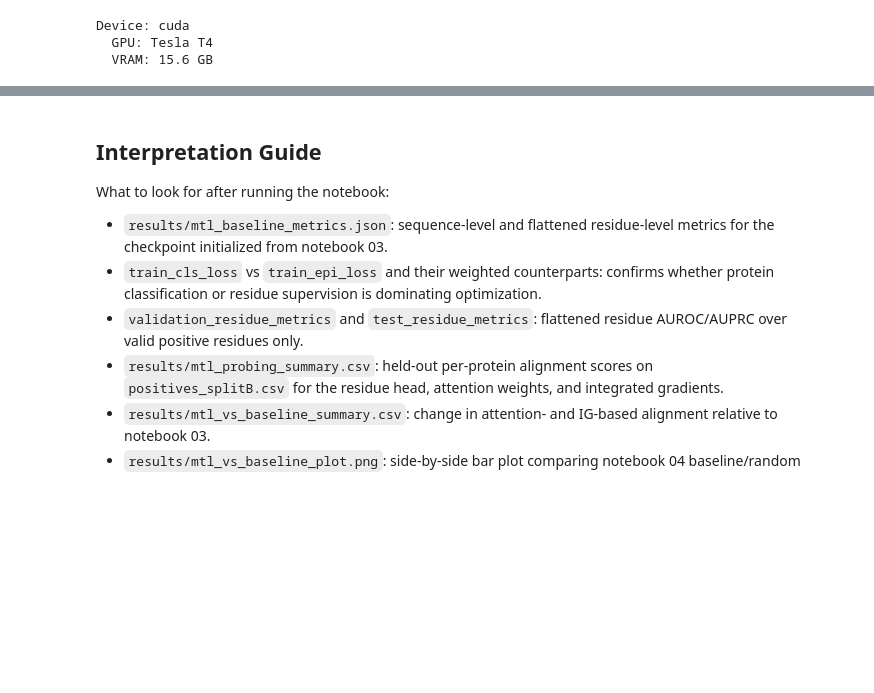
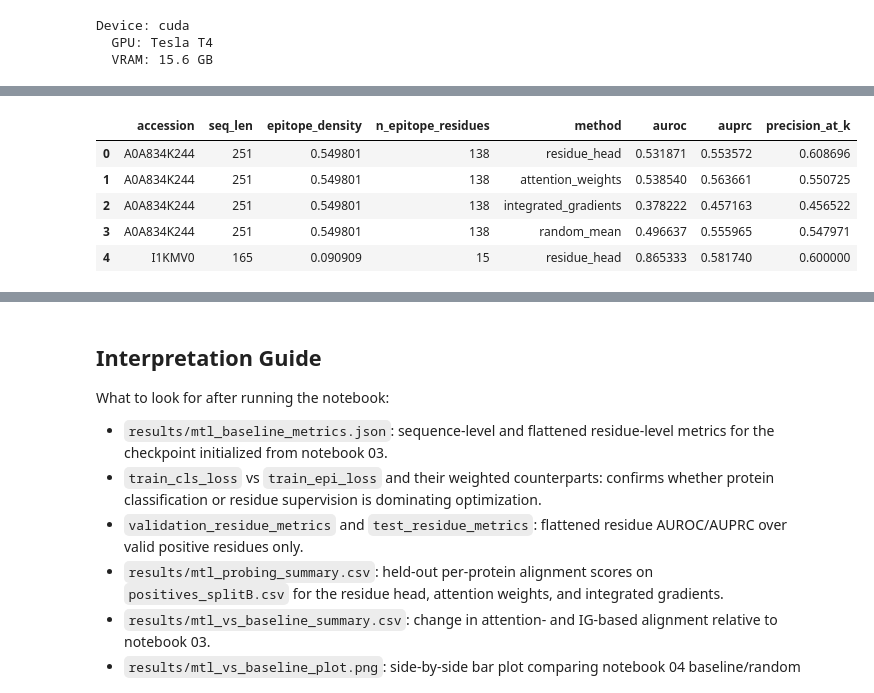
Before and after one commit to Jeffateth/XAllergen2.0, a Jupyter notebook: 05_mtl_epitope_supervision.ipynb, the cells around one changed output, grey strips where cells are left out. Cells and saved outputs as stored; diff of their text form; code cells hidden in the pictures; blank space fills up the shorter version.

Commit message:
updated data

```diff
--- a/05_mtl_epitope_supervision.ipynb
+++ b/05_mtl_epitope_supervision.ipynb
@@ -23,8 +23,10 @@ if RUN_TARGET == "colab":
     import subprocess as _sp
     import sys as _sys
 
+    # Colab (Python 3.12, torch 2.6+) ships with numpy 2.x, which torch requires.
+    # Do NOT pin or downgrade numpy here, or torch / transformers imports can fail
+    # with a binary ABI mismatch (for example: "numpy.dtype size changed").
     _required = {
-        "numpy": "1.26.4",
         "captum": "0.8.0",
         "transformers": "4.48.1",
     }
@@ -248,7 +252,7 @@ from tqdm.auto import tqdm
 # Hyperparameters
 CLASSIFICATION_BATCH_SIZE      = 24
 EPOCHS                         = 30
-PATIENCE                       = 5
+PATIENCE                       = 15
 LEARNING_RATE                  = 1e-3
 WEIGHT_DECAY                   = 1e-4
 LAMBDA_CLS                     = 1.0
@@ -288,11 +292,14 @@ NEGATIVE_TEST_CSV       = DATA_DIR / "negatives_splitB.csv"
 BASELINE_CHECKPOINT_PATH = MODEL_DIR / "baseline_frozen_esm2.pt"
 CHECKPOINT_PATH          = MODEL_DIR / "mtl_frozen_esm2_epitope.pt"
 METRICS_PATH             = RESULTS_DIR / "mtl_baseline_metrics.json"
-PROBE_ROWS_PATH          = RESULTS_DIR / "mtl_probing_rows.csv"
-PROBE_SUMMARY_PATH       = RESULTS_DIR / "mtl_probing_summary.csv"
-COMPARE_SUMMARY_PATH     = RESULTS_DIR / "mtl_vs_baseline_summary.csv"
-PROBE_PLOT_PATH          = RESULTS_DIR / "mtl_probing_means.png"
-COMPARE_PLOT_PATH        = RESULTS_DIR / "mtl_vs_baseline_plot.png"
+PROBE_ROWS_PATH           = RESULTS_DIR / "mtl_probing_rows.csv"
+BASELINE_PROBE_ROWS_PATH  = RESULTS_DIR / "baseline_probing_rows.csv"
+COMBINED_PROBE_ROWS_PATH  = RESULTS_DIR / "mtl_vs_baseline_probing_rows.csv"
+PROBE_SUMMARY_PATH        = RESULTS_DIR / "mtl_probing_summary.csv"
+COMPARE_SUMMARY_PATH      = RESULTS_DIR / "mtl_vs_baseline_summary.csv"
+COMBINED_VIOLINS_PNG      = RESULTS_DIR / "mtl_vs_baseline_probing_violins.png"
+COMBINED_AUROC_DENSITY_PNG = RESULTS_DIR / "mtl_vs_baseline_probing_auroc_vs_density.png"
+COMBINED_AUPRC_DENSITY_PNG = RESULTS_DIR / "mtl_vs_baseline_probing_auprc_vs_density.png"
 BASELINE_SUMMARY_CSV     = RESULTS_DIR / "probing_summary.csv"
 
 tokenizer = build_tokenizer(HF_MODEL_NAME)
@@ -1144,8 +1191,18 @@ IG_PROBE_DEVICE = "cpu"
 IG_INTERNAL_BATCH_SIZE = 1
 rng = np.random.default_rng(RANDOM_STATE)
 probe_rows = []
+baseline_probe_rows = []
 ig_model = copy.deepcopy(model).to(IG_PROBE_DEVICE)
 ig_model.eval()
+baseline_model, _ = load_baseline_checkpoint(
+    BASELINE_CHECKPOINT_PATH,
+    DEVICE,
+    model_name=HF_MODEL_NAME,
+    hidden_dim=HIDDEN_DIM,
+    dropout=DROPOUT,
+)
+baseline_ig_model = copy.deepcopy(baseline_model).to(IG_PROBE_DEVICE)
+baseline_ig_model.eval()
 
 print(f"Integrated Gradients device: {IG_PROBE_DEVICE}")
 print(f"IG_STEPS: {IG_STEPS}")
@@ -1166,10 +1223,19 @@ for _, row in tqdm(epitope_probe_df.iterrows(), total=len(epitope_probe_df), des
     }
 
     residue_scores = compute_residue_probabilities(model, tokenizer, sequence, DEVICE)
-    probe_rows.append({**base, "method": "residue_head", **compute_probe_metrics(epitope_labels, residue_scores)})
+    probe_rows.append(
+        {**base, "model_family": "MTL (05)", "method": "residue_head", **compute_probe_metrics(epitope_labels, residue_scores)}
+    )
 
     attention_scores = compute_attention_weights(model, tokenizer, sequence, DEVICE)
-    probe_rows.append({**base, "method": "attention_weights", **compute_probe_metrics(epitope_labels, attention_scores)})
+    probe_rows.append(
+        {**base, "model_family": "MTL (05)", "method": "attention_weights", **compute_probe_metrics(epitope_labels, attention_scores)}
+    )
+
+    baseline_attention_scores = compute_attention_weights(baseline_model, tokenizer, sequence, DEVICE)
+    baseline_probe_rows.append(
+        {**base, "model_family": "Baseline (04)", "method": "attention_weights", **compute_probe_metrics(epitope_labels, baseline_attention_scores)}
+    )
 
     ig_scores = compute_integrated_gradients(
         ig_model,
@@ -1180,26 +1246,52 @@ for _, row in tqdm(epitope_probe_df.iterrows(), total=len(epitope_probe_df), des
         normalize=False,
         internal_batch_size=IG_INTERNAL_BATCH_SIZE,
     )
-    probe_rows.append({**base, "method": "integrated_gradients", **compute_probe_metrics(epitope_labels, ig_scores)})
+    probe_rows.append(
+        {**base, "model_family": "MTL (05)", "method": "integrated_gradients", **compute_probe_metrics(epitope_labels, ig_scores)}
+    )
+
+    baseline_ig_scores = compute_integrated_gradients(
+        baseline_ig_model,
+        tokenizer,
+        sequence,
+        IG_PROBE_DEVICE,
+        steps=IG_STEPS,
+        normalize=False,
+        internal_batch_size=IG_INTERNAL_BATCH_SIZE,
+    )
+    baseline_probe_rows.append(
+        {**base, "model_family": "Baseline (04)", "method": "integrated_gradients", **compute_probe_metrics(epitope_labels, baseline_ig_scores)}
+    )
 
     random_metrics = [
         compute_probe_metrics(epitope_labels, rng.uniform(0.0, 1.0, size=len(epitope_labels)))
         for _ in range(N_RANDOM_DRAWS)
     ]
-    probe_rows.append({**base, "method": "random_mean", **mean_metric_dicts(random_metrics)})
+    random_summary = mean_metric_dicts(random_metrics)
+    probe_rows.append({**base, "model_family": "MTL (05)", "method": "random_mean", **random_summary})
+    baseline_probe_rows.append({**base, "model_family": "Baseline (04)", "method": "random_mean", **random_summary})
 
-    del residue_scores, attention_scores, ig_scores, random_metrics
+    del residue_scores, attention_scores, baseline_attention_scores, ig_scores, baseline_ig_scores, random_metrics, random_summary
     gc.collect()
     if torch.cuda.is_available():
         torch.cuda.empty_cache()
 
 del ig_model
+del baseline_ig_model
+del baseline_model
 gc.collect()
 if torch.cuda.is_available():
     torch.cuda.empty_cache()
 
 probe_df = pd.DataFrame(probe_rows)
+baseline_probe_df = pd.DataFrame(baseline_probe_rows)
+combined_probe_df = pd.concat([baseline_probe_df, probe_df], ignore_index=True)
+
 probe_df.to_csv(PROBE_ROWS_PATH, index=False)
-print(f"Saved row-wise probe metrics to: {PROBE_ROWS_PATH}")
+baseline_probe_df.to_csv(BASELINE_PROBE_ROWS_PATH, index=False)
+combined_probe_df.to_csv(COMBINED_PROBE_ROWS_PATH, index=False)
+print(f"Saved MTL row-wise probe metrics to: {PROBE_ROWS_PATH}")
+print(f"Saved baseline row-wise probe metrics to: {BASELINE_PROBE_ROWS_PATH}")
+print(f"Saved combined row-wise probe metrics to: {COMBINED_PROBE_ROWS_PATH}")
 probe_df.head()
 # %% [output]
@@ -1207 +1302,7 @@ OutOfMemoryError: CUDA out of memory. Tried to allocate 1008.00 MiB. GPU 0 has a
+|  | accession | seq_len | epitope_density | n_epitope_residues | method | auroc | auprc | precision_at_k |
+| 0 | A0A834K244 | 251 | 0.549801 | 138 | residue_head | 0.531871 | 0.553572 | 0.608696 |
+| 1 | A0A834K244 | 251 | 0.549801 | 138 | attention_weights | 0.538540 | 0.563661 | 0.550725 |
+| 2 | A0A834K244 | 251 | 0.549801 | 138 | integrated_gradients | 0.378222 | 0.457163 | 0.456522 |
+| 3 | A0A834K244 | 251 | 0.549801 | 138 | random_mean | 0.496637 | 0.555965 | 0.547971 |
+| 4 | I1KMV0 | 165 | 0.090909 | 15 | residue_head | 0.865333 | 0.581740 | 0.600000 |
 # %%
```
Also changed, not shown: parts of 10 cells of this notebook, 18 other files.
